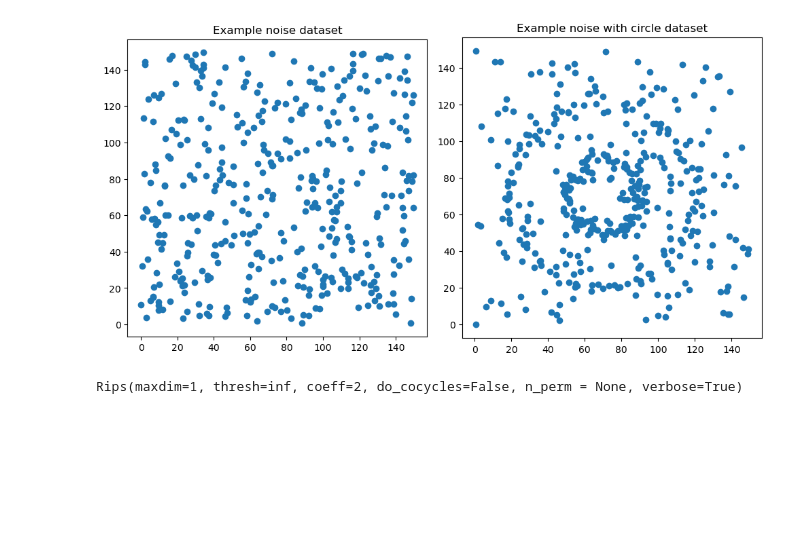
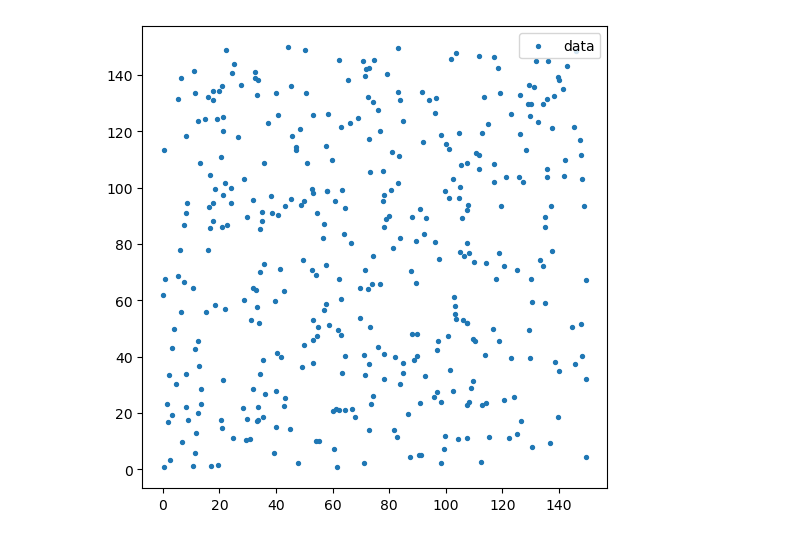
Before and after one commit to hashansl/opioid-risk-modeling, a Jupyter notebook: persistance image of zero homology.ipynb, the cells around one changed output. Cells and saved outputs as stored; diff of their text form; code cells hidden in the pictures; blank space fills up the shorter version.

```diff
--- a/persistance image of zero homology.ipynb
+++ b/persistance image of zero homology.ipynb
@@ -36,28 +42,14 @@ datas.extend(with_circle)
 # Define labels
 labels = np.zeros(N)
 labels[N_per_class:] = 1
-# %%
-# Visualize the data
-fig, axs = plt.subplots(1, 2)
-fig.set_size_inches(10,5)
-
-xs, ys = just_noise[0][:,0], just_noise[0][:,1]
-axs[0].scatter(xs, ys)
-axs[0].set_title("Example noise dataset")
-axs[0].set_aspect('equal', 'box')
-
-xs_, ys_ = with_circle[0][:,0], with_circle[0][:,1]
-axs[1].scatter(xs_, ys_)
-axs[1].set_title("Example noise with circle dataset")
-axs[1].set_aspect('equal', 'box')
-
-fig.tight_layout()
-plt.show()
-# %% [output]
-[figure, removed]
-# %%
-rips = Rips(maxdim=1, coeff=2)
-diagrams = [rips.fit_transform(data) for data in datas]
-diagrams_h1 = [rips.fit_transform(data)[1] for data in datas]
-# %% [output]
-Rips(maxdim=1, thresh=inf, coeff=2, do_cocycles=False, n_perm = None, verbose=True)
+# %%
+# contaons 400 XY points( selecting one dataset)
+data = datas[0]
+# %%
+plt.rcParams["figure.figsize"] = (6, 6)
+plt.scatter(data[:,0], data[:,1], label="data", s=8)
+plt.axis('equal')
+plt.legend()
+plt.show()
+# %% [output]
+[figure, added]
```
Also changed, not shown: parts of 53 cells of this notebook.
